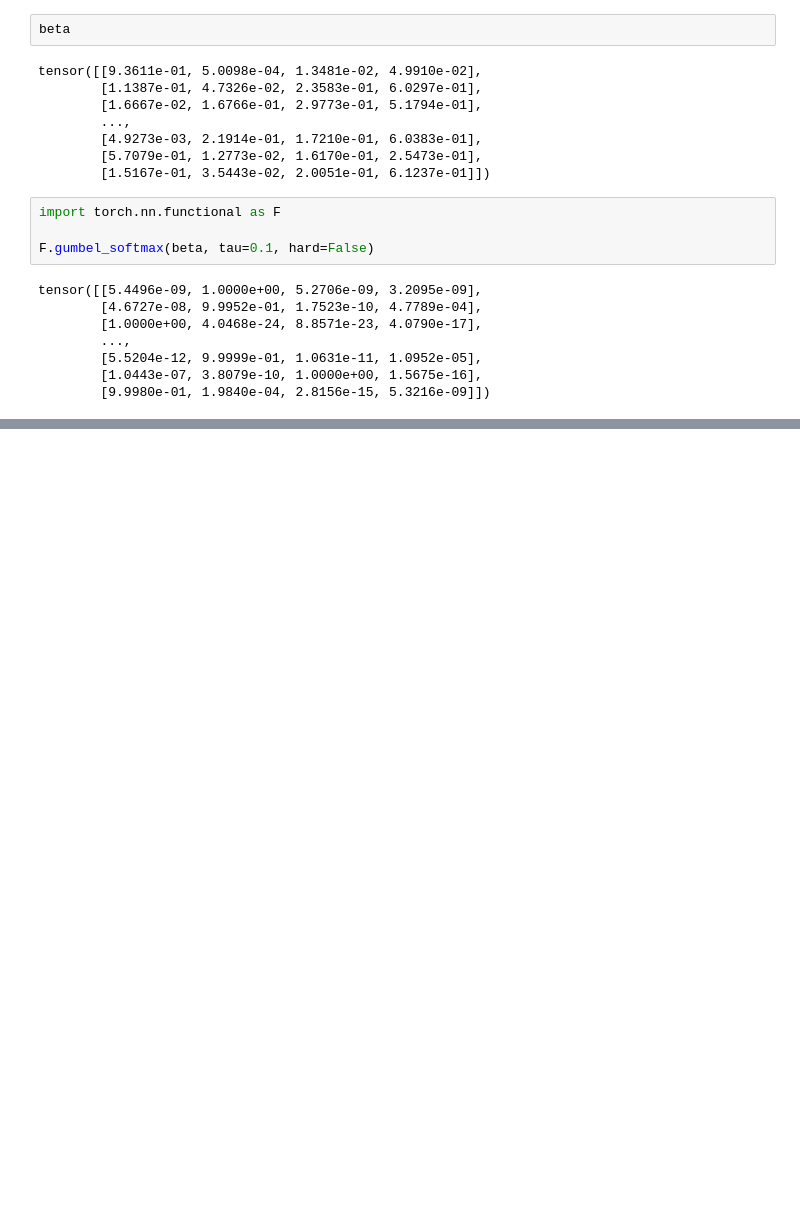
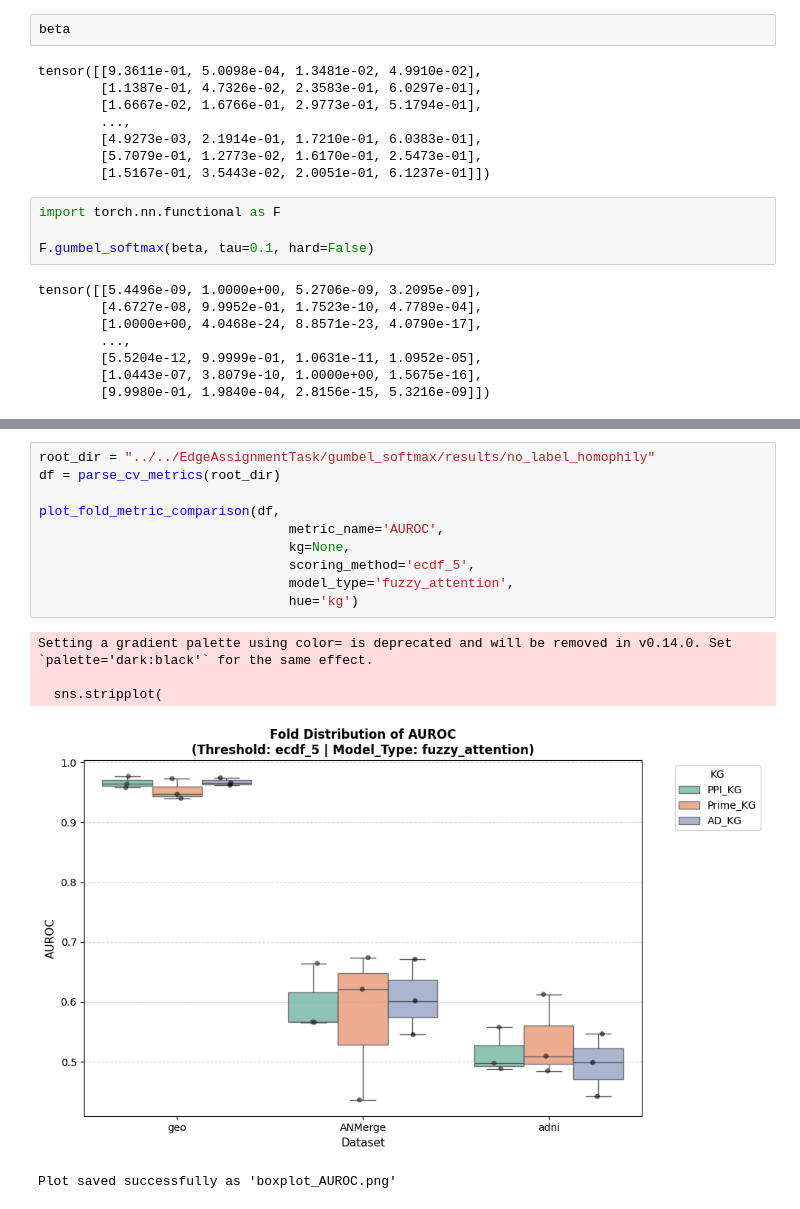
Before and after one commit to Xiaoxuan-Yu-ty/HybridKG, a Jupyter notebook: EdgeAssignmentTask/neighborhood_selection/test.ipynb, the cells around one changed output, grey strips where cells are left out. Saved outputs shown, nothing was run; the diff lists cells and outputs as text; blank space fills up the shorter version.

Commit message:
update gumbel softmax

```diff
--- a/EdgeAssignmentTask/neighborhood_selection/test.ipynb
+++ b/EdgeAssignmentTask/neighborhood_selection/test.ipynb
@@ -816,0 +1090,16 @@ tensor([[5.4496e-09, 1.0000e+00, 5.2706e-09, 3.2095e-09],
+# %%
+root_dir = "../../EdgeAssignmentTask/gumbel_softmax/results/no_label_homophily"
+df = parse_cv_metrics(root_dir)
+
+plot_fold_metric_comparison(df,
+                                metric_name='AUROC',
+                                kg=None,
+                                scoring_method='ecdf_5',
+                                model_type='fuzzy_attention',
+                                hue='kg')
+# %% [output]
+Setting a gradient palette using color= is deprecated and will be removed in v0.14.0. Set `palette='dark:black'` for the same effect.
+
+  sns.stripplot(
+[figure, added]
+Plot saved successfully as 'boxplot_AUROC.png'
```
Also changed, not shown: parts of 9 cells of this notebook, 4 other files.
